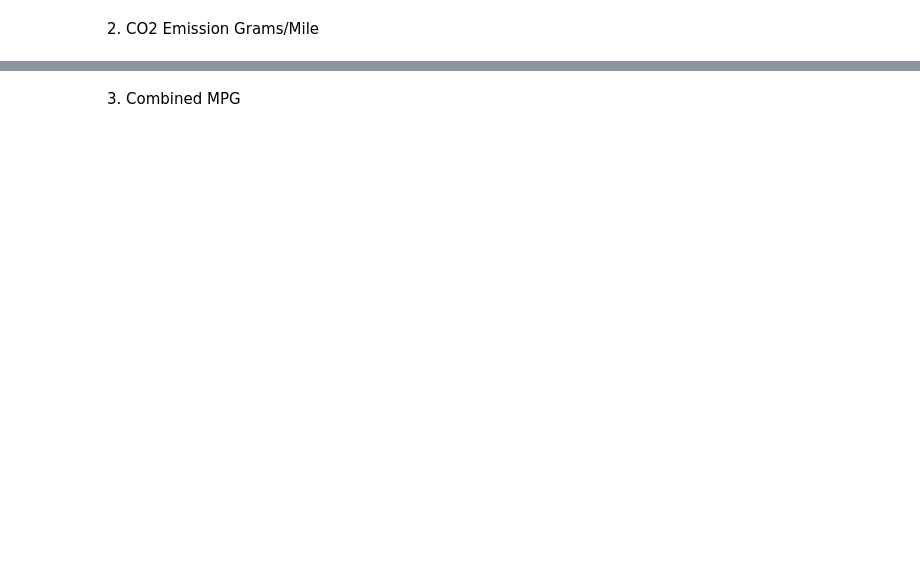
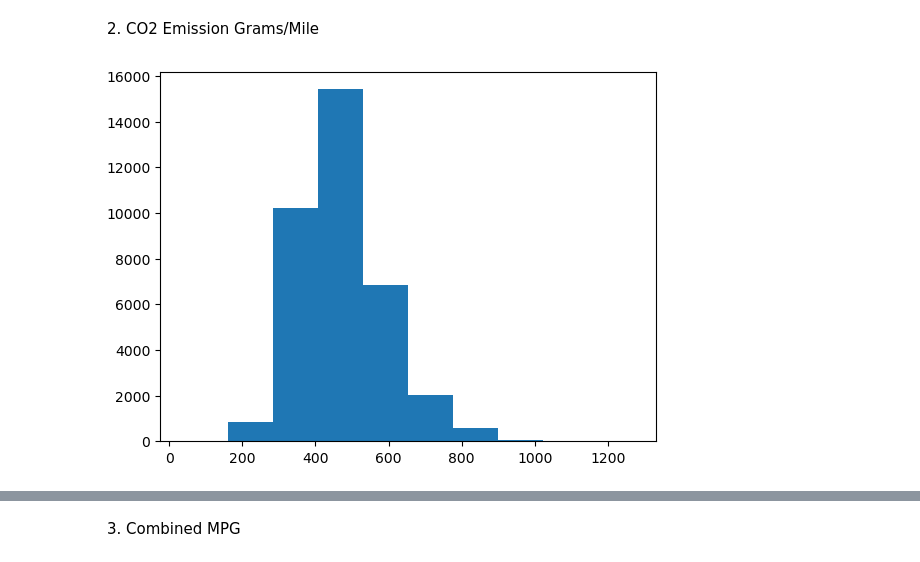
Before and after one commit to ironhack-labs/lab-continuous-probability-distributions-en, a Jupyter notebook: your-code/main.ipynb, the cells around one changed output, grey strips where cells are left out. Drawn from its saved outputs; the diff is of its cells as text; code cells hidden in the pictures; blank space fills up the shorter version.

```diff
--- a/your-code/main.ipynb
+++ b/your-code/main.ipynb
@@ -228,4 +250,10 @@ Then plot the histograms for the following variables:
 # %% [markdown]
 2. CO2 Emission Grams/Mile
+# %%
+# your code here
+plt.hist(df["CO2 Emission Grams/Mile"])
+plt.show()
+# %% [output]
+[figure, added]
 # %%
 # your code here
```
Also changed, not shown: parts of 20 cells of this notebook.
